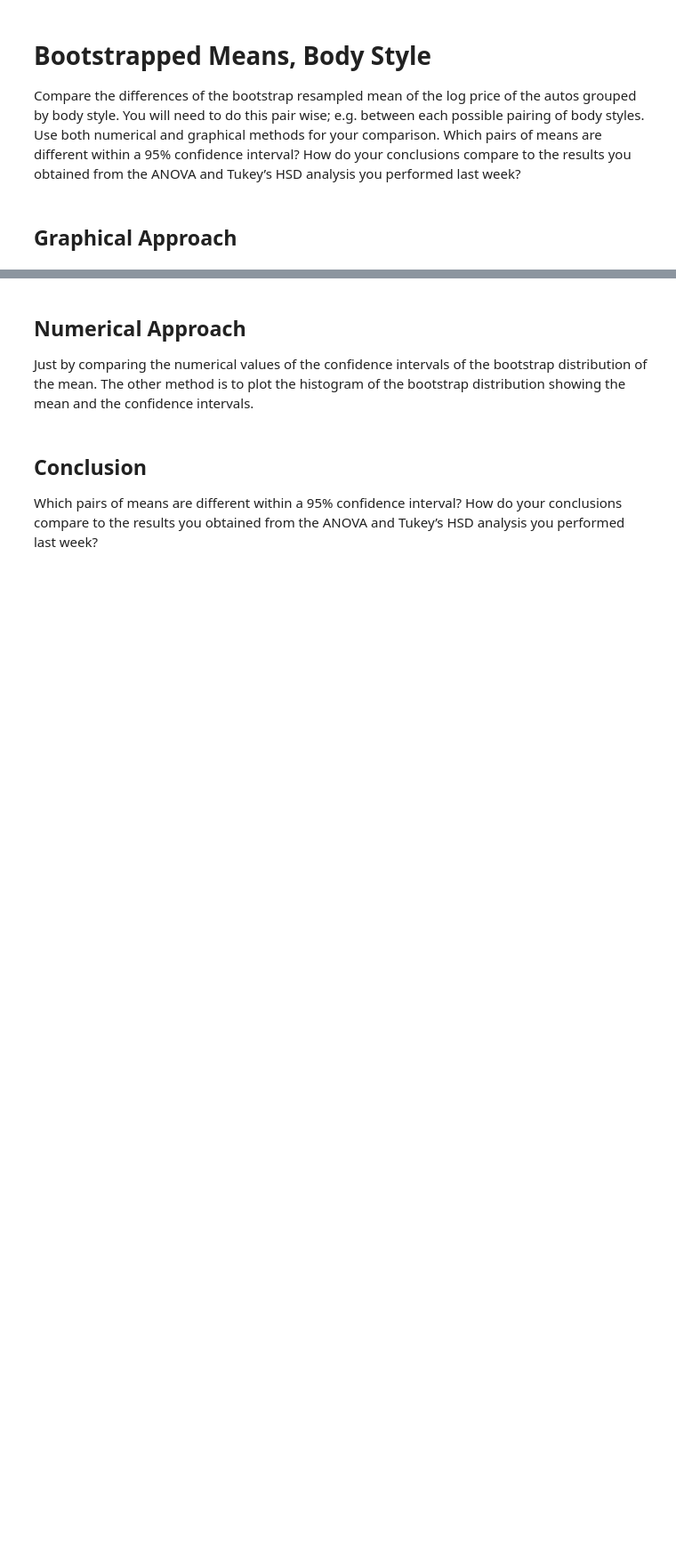
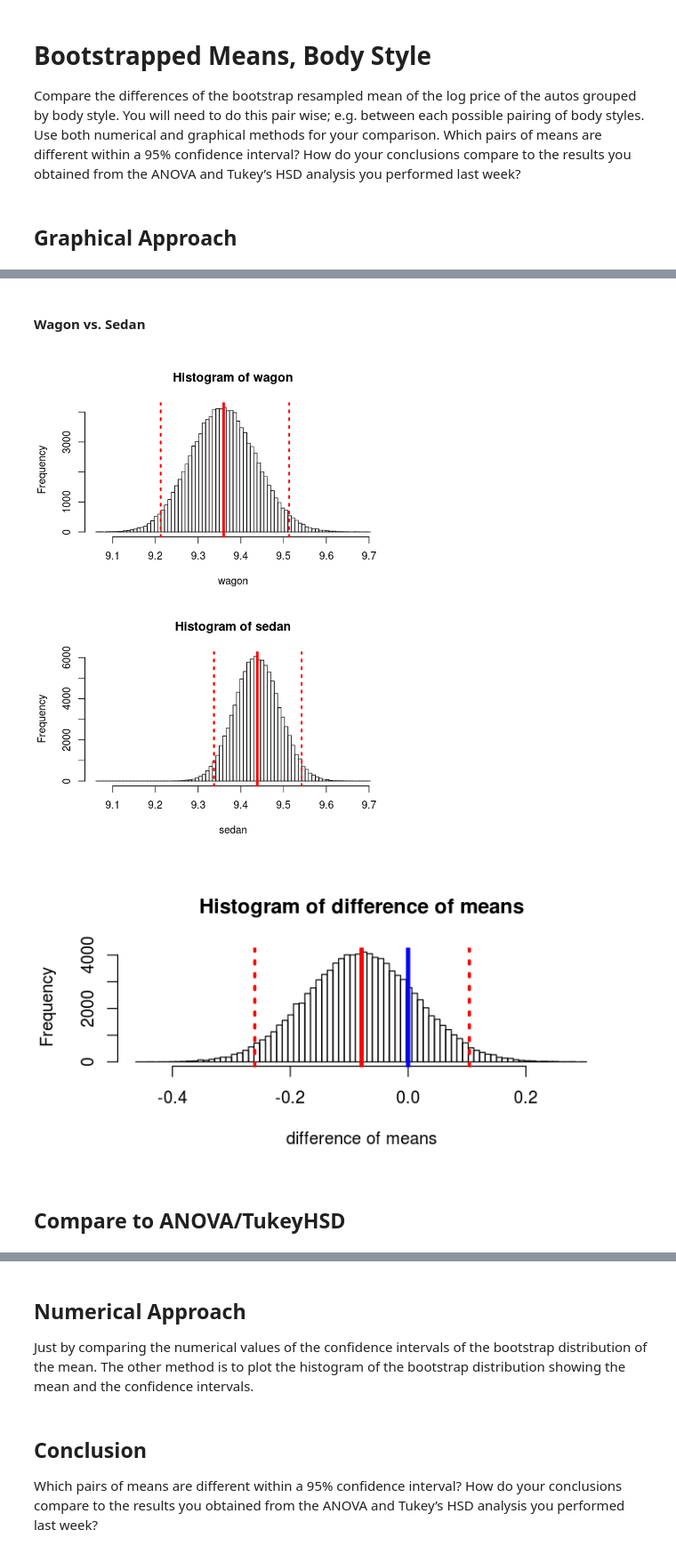
Before and after one commit to JingruWu10/UW_DataScience, a Jupyter notebook: Q2/HW05/HW05_Salemann_DRAFT.ipynb, the cells around one changed output, grey strips where cells are left out. Shown at 89% size. Drawn from its saved outputs; the diff is of its cells as text; code cells hidden in the pictures; blank space fills up the shorter version.

```diff
--- a/Q2/HW05/HW05_Salemann_DRAFT.ipynb
+++ b/Q2/HW05/HW05_Salemann_DRAFT.ipynb
@@ -133,0 +194,15 @@ Compare the differences of the bootstrap resampled mean of the log price of the
+# %% [markdown]
+#### Wagon vs. Sedan
+# %%
+options(repr.plot.width=6, repr.plot.height=8)
+plot.t(mean.boot.wagon$t, mean.boot.sedan$t, nbins = 80, cols = c('wagon', 'sedan'))
+
+# Plot the difference
+options(repr.plot.width=6, repr.plot.height=3)
+two.boot.mean = two.boot(log(autos.wagon$price), log(autos.sedan$price), mean, R = 100000)
+plot.diff(two.boot.mean$t)
+# %% [output]
+[figure, added]
+[figure, added]
+# %% [markdown]
+## Compare to ANOVA/TukeyHSD
```
Also changed, not shown: parts of 38 cells of this notebook.
